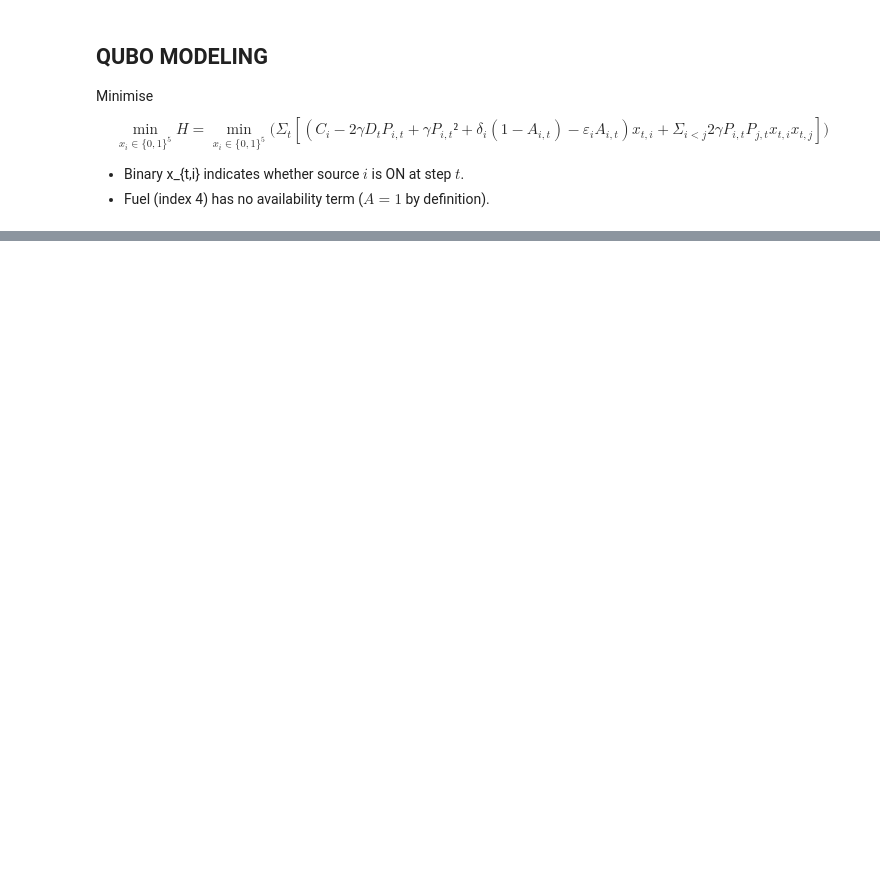
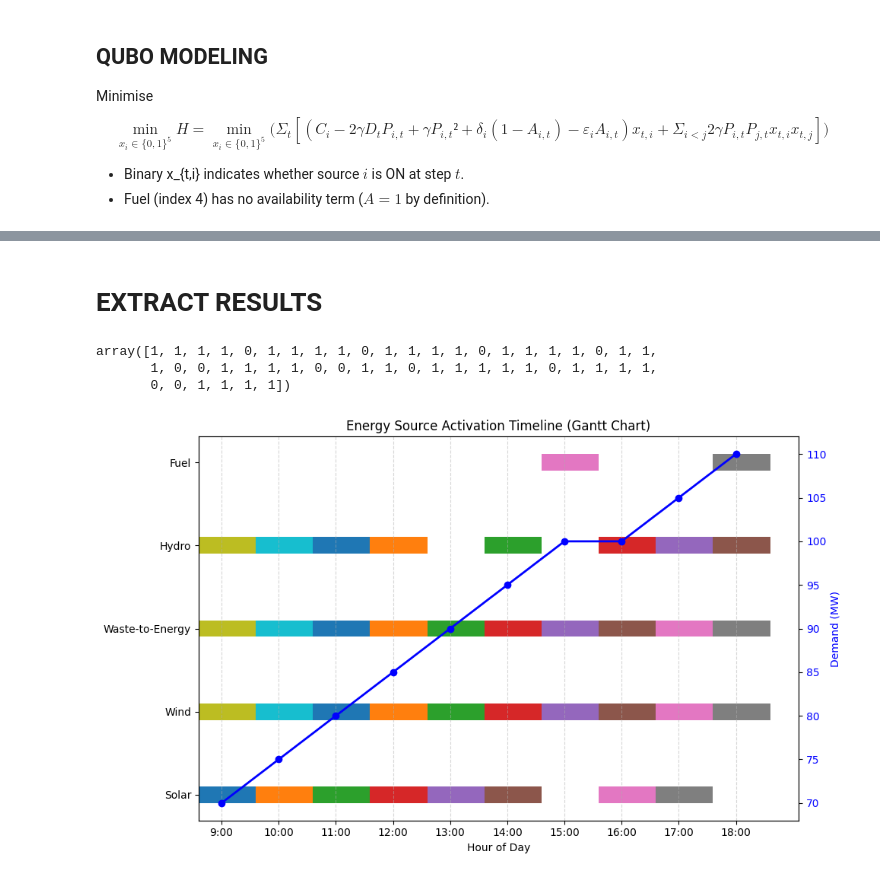
Before and after one commit to dahbiz/Qurrent, a Jupyter notebook: QURRENT.ipynb, the cells around one changed output, grey strips where cells are left out. Cells and saved outputs as stored; diff of their text form; code cells hidden in the pictures; blank space fills up the shorter version.

```diff
--- a/QURRENT.ipynb
+++ b/QURRENT.ipynb
@@ -359,2 +417,0 @@ ALL IS GOOD!
-# %%
-results = QPUJob(Q, 200, "10H-OPT")
@@ -379,5 +454,54 @@ Occurrences of best solution: 1
+# %% [markdown]
+# EXTRACT RESULTS
 # %%
-best_sample = results.first.sample
+solution = results.first.sample
 energy = results.first.energy
-n_vars = len(best_sample)
-flat = np.array([ best_sample[i] for i in range(n_vars) ], dtype=int)
+n_vars = len(solution)
+flat_sol = np.array([ solution[i] for i in range(n_vars) ], dtype=int)
+# %%
+sol = np.array([1, 1, 1, 1, 0, 1, 1, 1, 1, 0, 1, 1, 1, 1, 0, 1, 1, 1, 1, 0, 1, 1,
+       1, 0, 0, 1, 1, 1, 1, 0, 0, 1, 1, 0, 1, 1, 1, 1, 1, 0, 1, 1, 1, 1,
+       0, 0, 1, 1, 1, 1])
+
+energy_sources = ['Solar', 'Wind', 'Waste-to-Energy', 'Hydro', 'Fuel']
+# %% [output]
+array([1, 1, 1, 1, 0, 1, 1, 1, 1, 0, 1, 1, 1, 1, 0, 1, 1, 1, 1, 0, 1, 1,
+       1, 0, 0, 1, 1, 1, 1, 0, 0, 1, 1, 0, 1, 1, 1, 1, 1, 0, 1, 1, 1, 1,
+       0, 0, 1, 1, 1, 1])
+# %%
+# Example inputs
+energy_sources = ['Solar', 'Wind', 'Waste-to-Energy', 'Hydro', 'Fuel']
+T = 10  # Number of time steps
+times = np.arange(9, 9 + T)  # Hours: 9, 10, 11, ...
+solution = flat_sol
+
+# Reshape solution into (T, n_sources)
+n_sources = len(energy_sources)
+solution_matrix = np.array(solution).reshape((T, n_sources))
+
+# Plot Gantt Chart with Twin Axis
+fig, ax1 = plt.subplots(figsize=(10, 6))
+
+# Plot Gantt Chart on the left axis
+for i, source in enumerate(energy_sources):
+    active = np.where(solution_matrix[:, i] == 1)[0]
+    for t in active:
+        ax1.barh(y=source, width=1, left=times[t] - 0.4, height=0.2)
+
+ax1.set_xlabel('Hour of Day')
+ax1.set_title('Energy Source Activation Timeline (Gantt Chart)')
+ax1.set_xticks(times)
+ax1.set_xticklabels([f'{h}:00' for h in times])
+ax1.grid(axis='x', linestyle='--', alpha=0.5)
+
+# Create a twin axis to plot demand on the right
+ax2 = ax1.twinx()
+ax2.plot(times, demand, color='blue', marker='o', label='Demand (MW)', linestyle='-', linewidth=2)
+ax2.set_ylabel('Demand (MW)', color='blue')
+ax2.tick_params(axis='y', labelcolor='blue')
+
+# Show the plot
+fig.tight_layout()
+plt.show()
+# %% [output]
+[figure, added]
```
Also changed, not shown: parts of 14 cells of this notebook.
